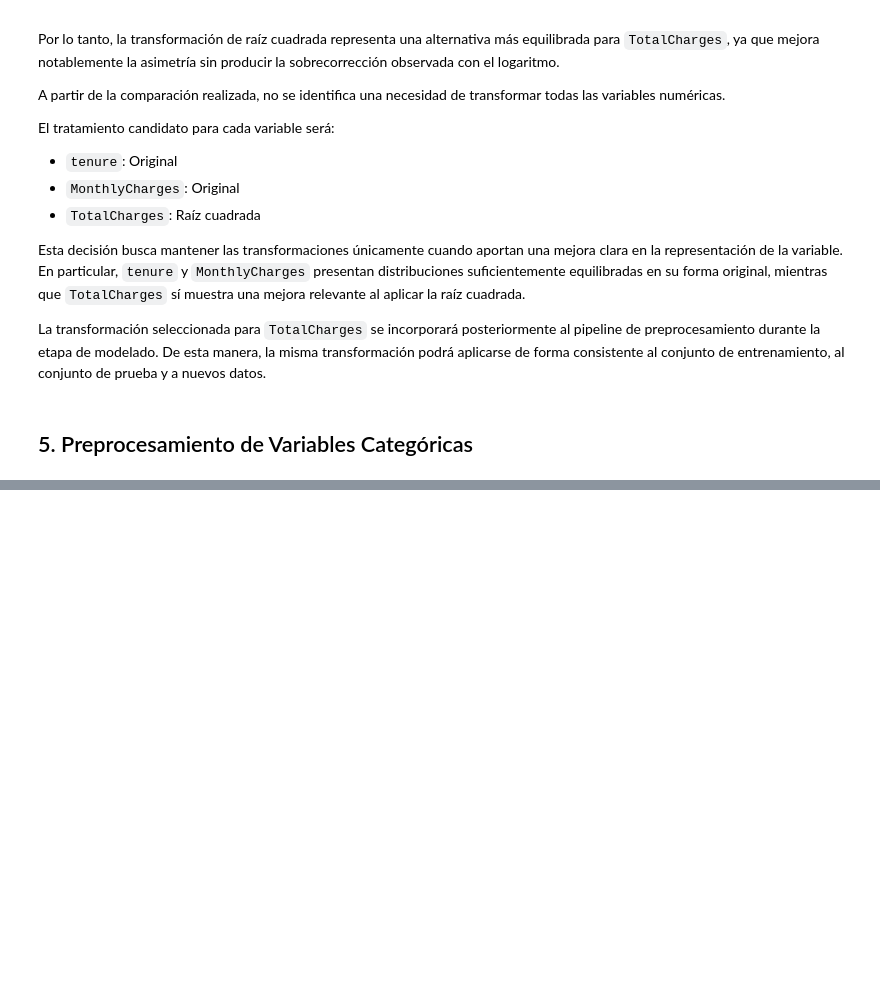
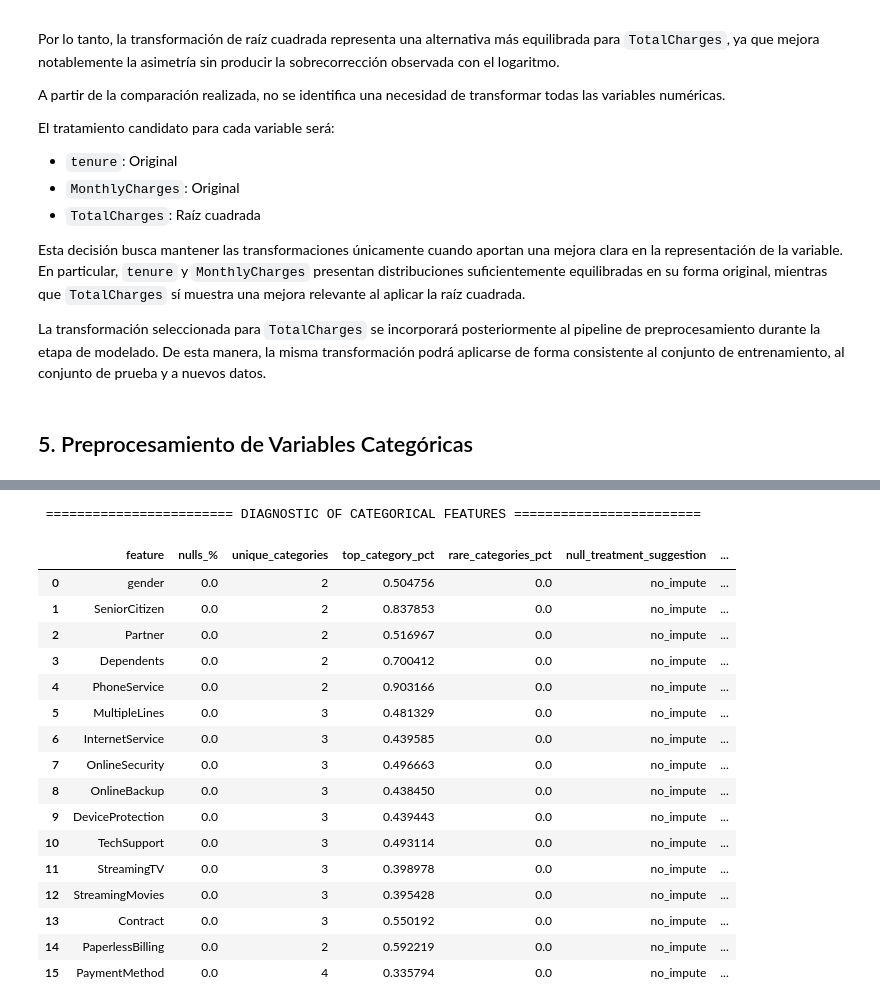
Before and after one commit to josue-rdgzcb/customer-churn-prediction-and-segmentation, a Jupyter notebook: notebooks/02_preprocessing.ipynb, the cells around one changed output, grey strips where cells are left out. Cells and saved outputs as stored; diff of their text form; code cells hidden in the pictures; blank space fills up the shorter version.

Commit message:
feat(notebook): add categorical preprocessing analysis

```diff
--- a/notebooks/02_preprocessing.ipynb
+++ b/notebooks/02_preprocessing.ipynb
@@ -319,0 +347,29 @@ La transformación seleccionada para `TotalCharges` se incorporará posteriormen
+# %%
+# Define categorical features to analyze
+categorical_features = df_prepared[['gender', 'SeniorCitizen', 'Partner', 'Dependents',
+                                     'PhoneService', 'MultipleLines', 'InternetService',
+                                     'OnlineSecurity', 'OnlineBackup', 'DeviceProtection', 'TechSupport',
+                                     'StreamingTV', 'StreamingMovies', 'Contract', 'PaperlessBilling','PaymentMethod']]
+
+# Display diagnostics for categorical features
+print("\n ======================== DIAGNOSTIC OF CATEGORICAL FEATURES ========================\n")
+build_categorical_diagnostics(df_prepared, categorical_features)
+# %% [output]
+ ======================== DIAGNOSTIC OF CATEGORICAL FEATURES ========================
+|  | feature | nulls_% | unique_categories | top_category_pct | rare_categories_pct | null_treatment_suggestion | ... |
+| 0 | gender | 0.0 | 2 | 0.504756 | 0.0 | no_impute | ... |
+| 1 | SeniorCitizen | 0.0 | 2 | 0.837853 | 0.0 | no_impute | ... |
+| 2 | Partner | 0.0 | 2 | 0.516967 | 0.0 | no_impute | ... |
+| 3 | Dependents | 0.0 | 2 | 0.700412 | 0.0 | no_impute | ... |
+| 4 | PhoneService | 0.0 | 2 | 0.903166 | 0.0 | no_impute | ... |
+| 5 | MultipleLines | 0.0 | 3 | 0.481329 | 0.0 | no_impute | ... |
+| 6 | InternetService | 0.0 | 3 | 0.439585 | 0.0 | no_impute | ... |
+| 7 | OnlineSecurity | 0.0 | 3 | 0.496663 | 0.0 | no_impute | ... |
+| 8 | OnlineBackup | 0.0 | 3 | 0.438450 | 0.0 | no_impute | ... |
+| 9 | DeviceProtection | 0.0 | 3 | 0.439443 | 0.0 | no_impute | ... |
+| 10 | TechSupport | 0.0 | 3 | 0.493114 | 0.0 | no_impute | ... |
+| 11 | StreamingTV | 0.0 | 3 | 0.398978 | 0.0 | no_impute | ... |
+| 12 | StreamingMovies | 0.0 | 3 | 0.395428 | 0.0 | no_impute | ... |
+| 13 | Contract | 0.0 | 3 | 0.550192 | 0.0 | no_impute | ... |
+| 14 | PaperlessBilling | 0.0 | 2 | 0.592219 | 0.0 | no_impute | ... |
+| 15 | PaymentMethod | 0.0 | 4 | 0.335794 | 0.0 | no_impute | ... |
```
Also changed, not shown: parts of 6 cells of this notebook.
